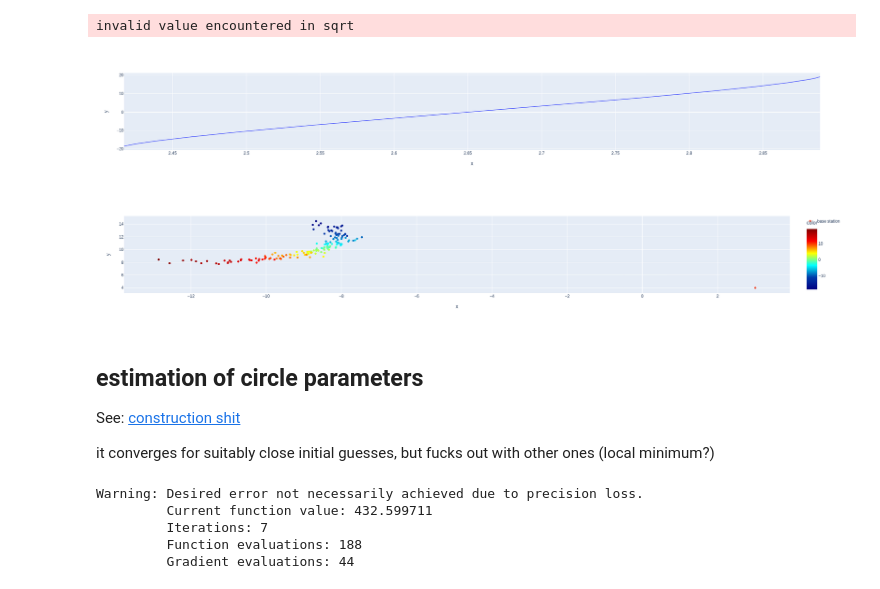
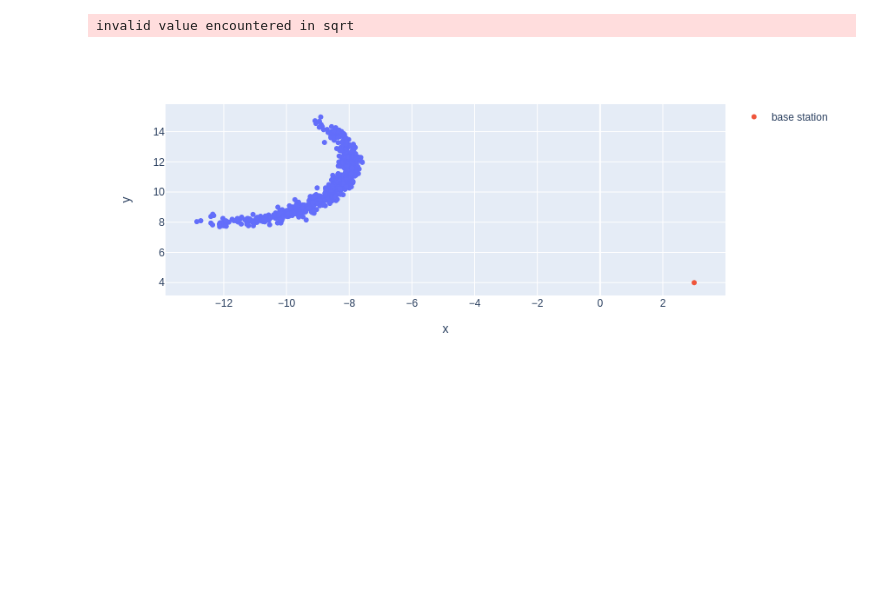
Before and after one commit to lprib/enel420-mle, a Jupyter notebook: radar2.ipynb, the cells around one changed output. Cells and saved outputs as stored; diff of their text form; code cells hidden in the pictures; blank space fills up the shorter version.

```diff
--- a/radar2.ipynb
+++ b/radar2.ipynb
@@ -23,16 +27,20 @@ fig.show()
 # %%
-num_angles = 2000
+num_angles = 8000
 point_xs = []
 point_ys = []
 point_vs = []
 point_angles = []
+point_clouds = []
 
 for angle in np.linspace(0, 2*np.pi, num_angles):
     Dx = np.cos(angle)
     Dy = np.sin(angle)
-    hit = None
     min_t = float("inf")
     for obj in objects:
+
+
+        hit = None
+
         # Look ray from radar to object
         Lx = obj["x"] - radar_x
         Ly = obj["y"] - radar_y
@@ -73,11 +81,11 @@ for angle in np.linspace(0, 2*np.pi, num_angles):
             hit = (hx_noise, hy_noise, velo, angle)
             # store min hit distance at this angle
             min_t = t
-    if hit is not None:
-        point_xs.append(hit[0])
-        point_ys.append(hit[1])
-        point_vs.append(hit[2])
-        point_angles.append(hit[3])
+        if hit is not None:
+            point_xs.append(hit[0])
+            point_ys.append(hit[1])
+            point_vs.append(hit[2])
+            point_angles.append(hit[3])
 
 # x pos
 point_xs = np.array(point_xs)
@@ -89,20 +97,10 @@ point_vs = np.array(point_vs)
 point_angles = np.array(point_angles)
 # %% [output]
 invalid value encountered in sqrt
-# %%
-fig = px.line(x=point_angles, y=point_vs)
-fig.show()
-# %% [output]
-[figure, removed]
 # %%
-fig = px.scatter(x=point_xs, y=point_ys, color=point_vs, color_continuous_scale="Jet")
+fig = px.scatter(x=point_xs, y=point_ys)
 fig.add_scatter(x=[radar_x], y=[radar_y], mode="markers", name="base station")
 
 fig.show()
 # %% [output]
-[figure, old version]
+[figure, new version]
-# %% [markdown]
-## estimation of circle parameters
-See: [construction shit](https://www.iaarc.org/publications/fulltext/S17-2.pdf)
-
-it converges for suitably close initial guesses, but fucks out with other ones (local minimum?)
@@ -122,13 +106,0 @@ def generate_likelihood_fn_1(xs, ys):
-# %%
-# guess = np.array([0, 0])
-opt_res = optimize.minimize(
-    generate_likelihood_fn_1(point_xs, point_ys),
-    guess,
-    options={"disp": True, "maxiter": 100}
-)
-# %% [output]
-Warning: Desired error not necessarily achieved due to precision loss.
-         Current function value: 432.599711
-         Iterations: 7
-         Function evaluations: 188
-         Gradient evaluations: 44
```
Also changed, not shown: parts of 12 cells of this notebook.
